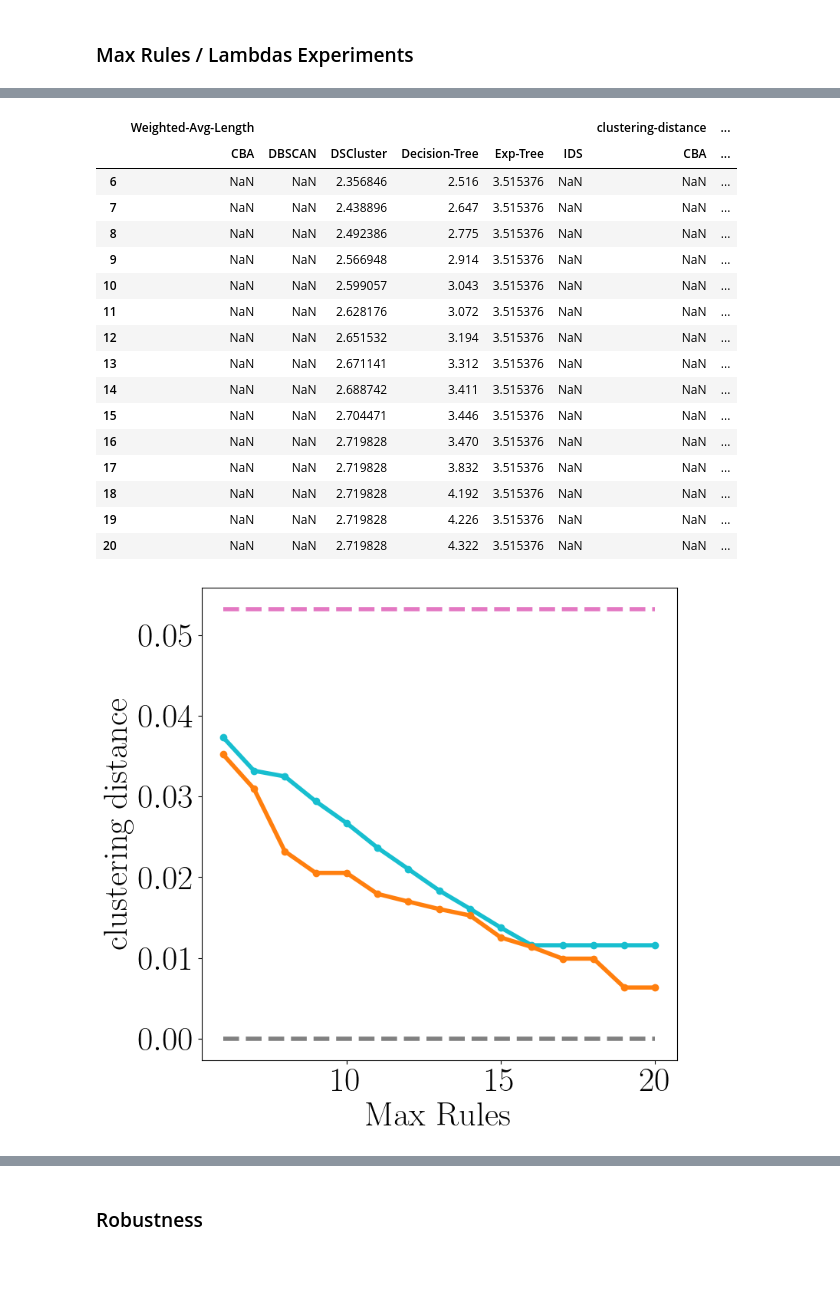
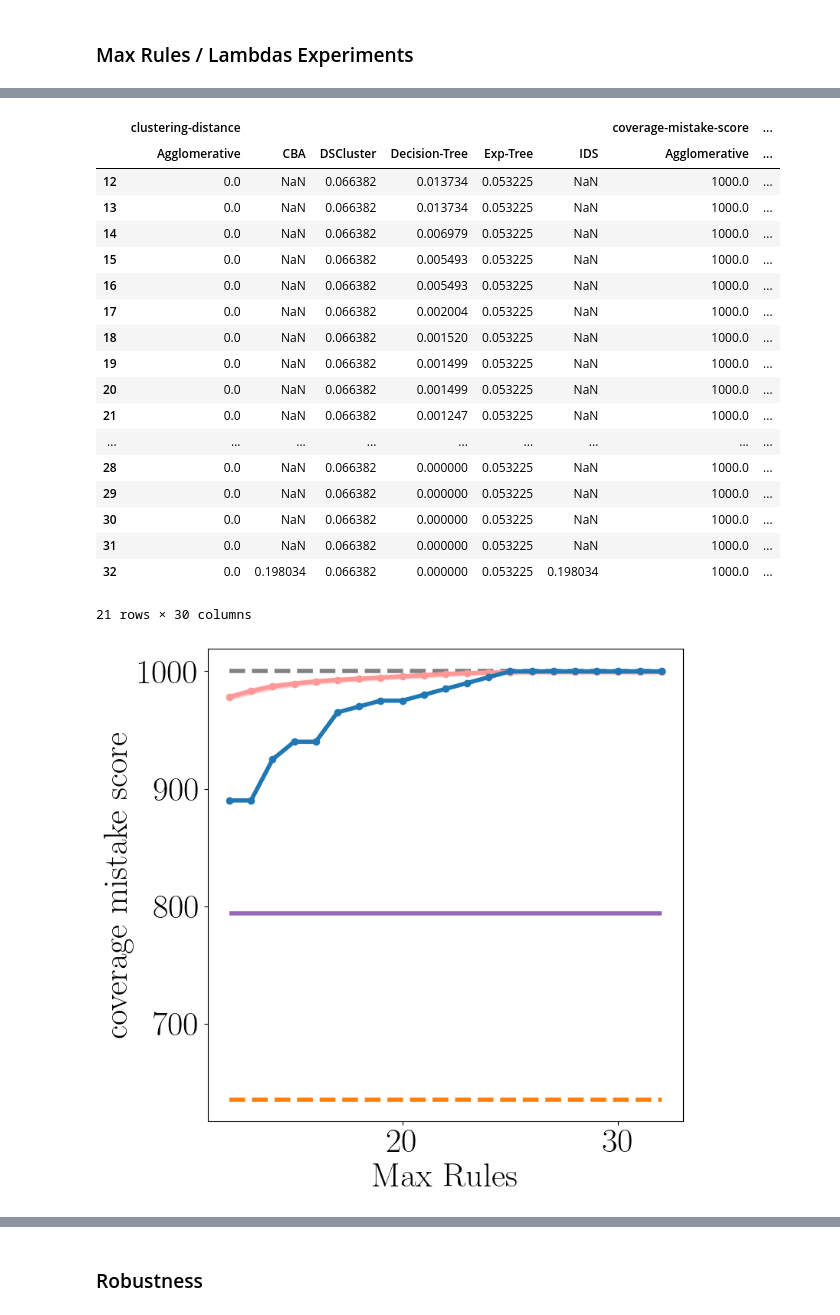
Before and after one commit to kevinqnb/interpretable-clustering, a Jupyter notebook: examples/experiments.ipynb, the cells around one changed output, grey strips where cells are left out. Saved outputs shown, nothing was run; the diff lists cells and outputs as text; code cells hidden in the pictures; blank space fills up the shorter version.

```diff
--- a/examples/experiments.ipynb
+++ b/examples/experiments.ipynb
@@ -40,14 +42,16 @@ cmap = ListedColormap(sns.color_palette("tab20", 20))
 color_dict = {
     'KMeans' : 'grey',
     'DBSCAN' : 'grey',
-    'Decision-Tree': cmap(2),
-    'Removal-Tree': cmap(16),
-    'Exp-Tree': cmap(12),
-    'ExKMC': cmap(10),
-    'Shallow-Tree': cmap(8),
-    'CBA': cmap(6),
-    'IDS': cmap(4),
-    'DSCluster' : cmap(0),
+    'Agglomerative' : 'grey',
+    'Decision-Tree': cmap(0),
+    'Removal-Tree': cmap(1),
+    'Exp-Tree': cmap(2),
+    'ExKMC': cmap(3),
+    'Shallow-Tree': cmap(4),
+    'CBA': cmap(5),
+    'IDS': cmap(6),
+    'DSCluster' : cmap(7),
+    'DSCluster-Assoc' : cmap(8)
     #'DSCluster-Association-Rules': cmap(2),
     #'DSCluster-Pointwise-Rules': cmap(0)
 }
@@ -55,6 +59,7 @@ color_dict = {
 linestyle_dict = {
     'KMeans' : 'dashed',
     'DBSCAN' : 'dashed',
+    'Agglomerative' : 'dashed',
     'Decision-Tree' : 'solid',
     'Removal-Tree' : 'dashed',
     'Exp-Tree' : 'dashed',
@@ -63,6 +68,7 @@ linestyle_dict = {
     'CBA': 'dashed',
     'IDS': 'dashed',
     'DSCluster' : 'solid',
+    'DSCluster-Assoc' : 'solid'
     #'DSCluster-Association-Rules': 'solid',
     #'DSCluster-Pointwise-Rules': 'solid'
 }
@@ -78,13 +84,13 @@ are therefore plotted as a part of the `interpretable_measurements.py` and `expl
 files.
 # %%
 # Specify a dataset
-dataset = 'aniso'
+dataset = 'blobs'
 
 # Specify an experiment
 experiment = 'max_rules'
 
 # Specify reference clustering
-ref = 'dbscan'
+ref = 'kmeans'
 # %% [markdown]
 ### Max Rules / Lambdas Experiments
 # %%
@@ -99,29 +151,31 @@ std_df = grouped.std().T
 # %%
 mean_df
 # %% [output]
-|  | Weighted-Avg-Length |  |  |  |  |  | clustering-distance | ... |
-|  | CBA | DBSCAN | DSCluster | Decision-Tree | Exp-Tree | IDS | CBA | ... |
-| 6 | NaN | NaN | 2.356846 | 2.516 | 3.515376 | NaN | NaN | ... |
-| 7 | NaN | NaN | 2.438896 | 2.647 | 3.515376 | NaN | NaN | ... |
-| 8 | NaN | NaN | 2.492386 | 2.775 | 3.515376 | NaN | NaN | ... |
-| 9 | NaN | NaN | 2.566948 | 2.914 | 3.515376 | NaN | NaN | ... |
-| 10 | NaN | NaN | 2.599057 | 3.043 | 3.515376 | NaN | NaN | ... |
-| 11 | NaN | NaN | 2.628176 | 3.072 | 3.515376 | NaN | NaN | ... |
-| 12 | NaN | NaN | 2.651532 | 3.194 | 3.515376 | NaN | NaN | ... |
-| 13 | NaN | NaN | 2.671141 | 3.312 | 3.515376 | NaN | NaN | ... |
-| 14 | NaN | NaN | 2.688742 | 3.411 | 3.515376 | NaN | NaN | ... |
-| 15 | NaN | NaN | 2.704471 | 3.446 | 3.515376 | NaN | NaN | ... |
-| 16 | NaN | NaN | 2.719828 | 3.470 | 3.515376 | NaN | NaN | ... |
-| 17 | NaN | NaN | 2.719828 | 3.832 | 3.515376 | NaN | NaN | ... |
-| 18 | NaN | NaN | 2.719828 | 4.192 | 3.515376 | NaN | NaN | ... |
-| 19 | NaN | NaN | 2.719828 | 4.226 | 3.515376 | NaN | NaN | ... |
-| 20 | NaN | NaN | 2.719828 | 4.322 | 3.515376 | NaN | NaN | ... |
+|  | clustering-distance |  |  |  |  |  | coverage-mistake-score | ... |
+|  | Agglomerative | CBA | DSCluster | Decision-Tree | Exp-Tree | IDS | Agglomerative | ... |
+| 12 | 0.0 | NaN | 0.066382 | 0.013734 | 0.053225 | NaN | 1000.0 | ... |
+| 13 | 0.0 | NaN | 0.066382 | 0.013734 | 0.053225 | NaN | 1000.0 | ... |
+| 14 | 0.0 | NaN | 0.066382 | 0.006979 | 0.053225 | NaN | 1000.0 | ... |
+| 15 | 0.0 | NaN | 0.066382 | 0.005493 | 0.053225 | NaN | 1000.0 | ... |
+| 16 | 0.0 | NaN | 0.066382 | 0.005493 | 0.053225 | NaN | 1000.0 | ... |
+| 17 | 0.0 | NaN | 0.066382 | 0.002004 | 0.053225 | NaN | 1000.0 | ... |
+| 18 | 0.0 | NaN | 0.066382 | 0.001520 | 0.053225 | NaN | 1000.0 | ... |
+| 19 | 0.0 | NaN | 0.066382 | 0.001499 | 0.053225 | NaN | 1000.0 | ... |
+| 20 | 0.0 | NaN | 0.066382 | 0.001499 | 0.053225 | NaN | 1000.0 | ... |
+| 21 | 0.0 | NaN | 0.066382 | 0.001247 | 0.053225 | NaN | 1000.0 | ... |
+| ... | ... | ... | ... | ... | ... | ... | ... | ... |
+| 28 | 0.0 | NaN | 0.066382 | 0.000000 | 0.053225 | NaN | 1000.0 | ... |
+| 29 | 0.0 | NaN | 0.066382 | 0.000000 | 0.053225 | NaN | 1000.0 | ... |
+| 30 | 0.0 | NaN | 0.066382 | 0.000000 | 0.053225 | NaN | 1000.0 | ... |
+| 31 | 0.0 | NaN | 0.066382 | 0.000000 | 0.053225 | NaN | 1000.0 | ... |
+| 32 | 0.0 | 0.198034 | 0.066382 | 0.000000 | 0.053225 | 0.198034 | 1000.0 | ... |
+21 rows × 30 columns
 # %%
-#measurement = 'coverage-mistake-score'
+measurement = 'coverage-mistake-score'
 #measurement = 'silhouette-score'
-#measurement = 'Weighted-Avg-Length'
+#measurement = 'weighted-avg-length'
 #measurement = 'weighted-average-rule-length'
-measurement = "clustering-distance"
+#measurement = "clustering-distance"
 xaxis = True
 yaxis = True
 
@@ -152,34 +206,34 @@ for method in measurement_mean_df.columns:
             color = color_dict[method],
             label = method,
             linewidth = 4,
             marker='o',
             markersize = 6,
             alpha = 1
         )
         ax.fill_between(
             measurement_mean_df.index,
             measurement_mean_df[method] - measurement_std_df[method],
             measurement_mean_df[method] + measurement_std_df[method],
             color= color_dict[method],
             alpha=0.3
         )
 
 
 if not xaxis:
     plt.xticks([])
 if not yaxis:
     plt.yticks([])
 
 plt.xlabel('Max Rules')
 plt.ylabel(measurement.replace("-", " "))
 
 #plt.savefig(
 #    "../figures/" + dataset + "/" + experiment + "/" + ref + "/" + measurement.replace(" ", "_") + ".png",
 #    bbox_inches='tight'
 #)
 plt.show()
 # %% [output]
-[figure, old version]
+[figure, new version]
 # %%
 # Legend:
 fig, ax = plt.subplots(figsize = (6,1))
```
Also changed, not shown: parts of 9 cells of this notebook, 17 other files.
